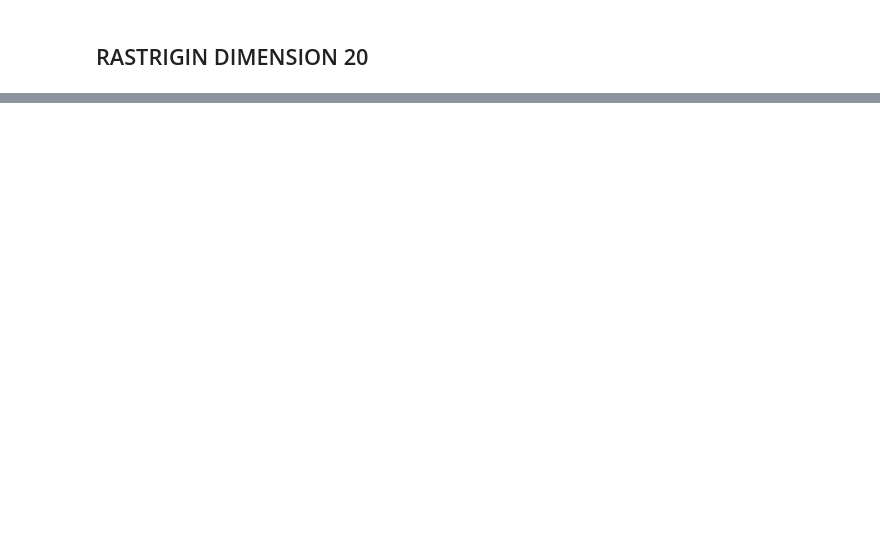
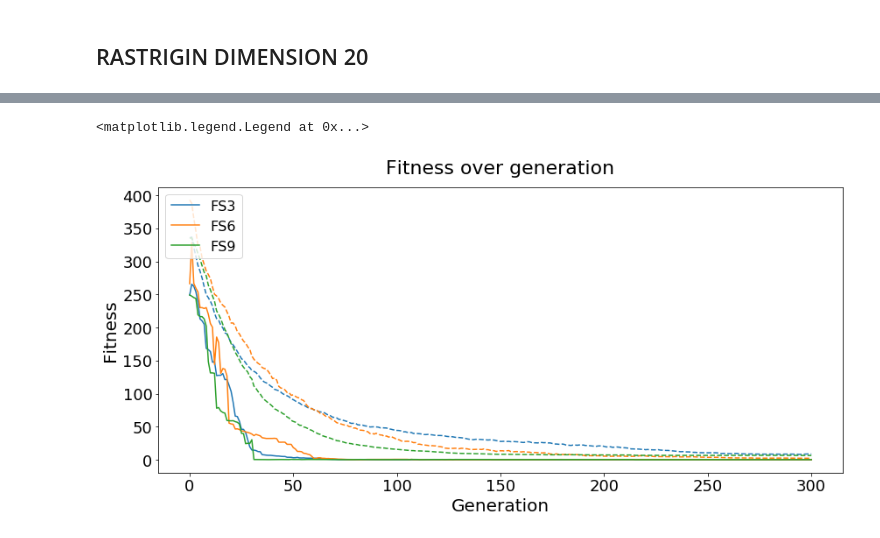
Before and after one commit to eleonoragatti44/Transposition-ECProject, a Jupyter notebook: analysis.ipynb, the cells around one changed output, grey strips where cells are left out. Drawn from its saved outputs; the diff is of its cells as text; code cells hidden in the pictures; blank space fills up the shorter version.

```diff
--- a/analysis.ipynb
+++ b/analysis.ipynb
@@ -191,0 +221,45 @@ plt.ylim(0,2)
+# %%
+fs3 = get_data('Results/Rastrigin/D20/rastrigin_transposition_3_D20.dat')
+fs6 = get_data('Results/Rastrigin/D20/rastrigin_transposition_6_D20.dat')
+fs9 = get_data('Results/Rastrigin/D20/rastrigin_transposition_9_D20.dat')
+fs12 = get_data('Results/Rastrigin/D20/rastrigin_transposition_12_D20.dat')
+fs15 = get_data('Results/Rastrigin/D20/rastrigin_transposition_15_D20.dat')
+
+fig, ax = plt.subplots(figsize=(14,6))
+#axins = zoomed_inset_axes(ax, zoom=3, loc=1)
+
+
+ax.plot(fs3[0], label='FS3', c='tab:blue')
+ax.plot(fs3[1], c='tab:blue', linestyle='dashed')
+axins.plot(fs3[0], label='FS3', c='tab:blue')
+axins.plot(fs3[1], c='tab:blue', linestyle='dashed')
+
+ax.plot(fs6[0], label='FS6', c='tab:orange')
+ax.plot(fs6[1], c='tab:orange', linestyle='dashed')
+axins.plot(fs6[0], label='FS6', c='tab:orange')
+axins.plot(fs6[1], c='tab:orange', linestyle='dashed')
+
+ax.plot(fs9[0], label='FS9', c='tab:green')
+ax.plot(fs9[1], c='tab:green', linestyle='dashed')
+axins.plot(fs9[0], label='FS9', c='tab:green')
+axins.plot(fs9[1], c='tab:green', linestyle='dashed')
+
+# zoom
+
+x1, x2, y1, y2 = -1, 100, -1, 50
+axins.set_xlim(x1, x2)
+axins.set_ylim(y1, y2)
+axins.tick_params(axis='both', labelsize=12)
+#mark_inset(ax, axins, loc1=3, loc2=4);
+
+ax.set_title('Fitness over generation', pad=15)
+ax.set_xlabel('Generation')
+ax.set_ylabel('Fitness')
+ax.legend(loc='upper left', fontsize=16)
+
+#plt.savefig('Figure/fitness_rastrigin_D12.pdf', dpi=400)
+#plt.xlim(0,500)
+#plt.ylim(0,10)
+# %% [output]
+<matplotlib.legend.Legend at 0x...>
+[figure, added]
```
Also changed, not shown: parts of 26 cells of this notebook, 50 other files.
